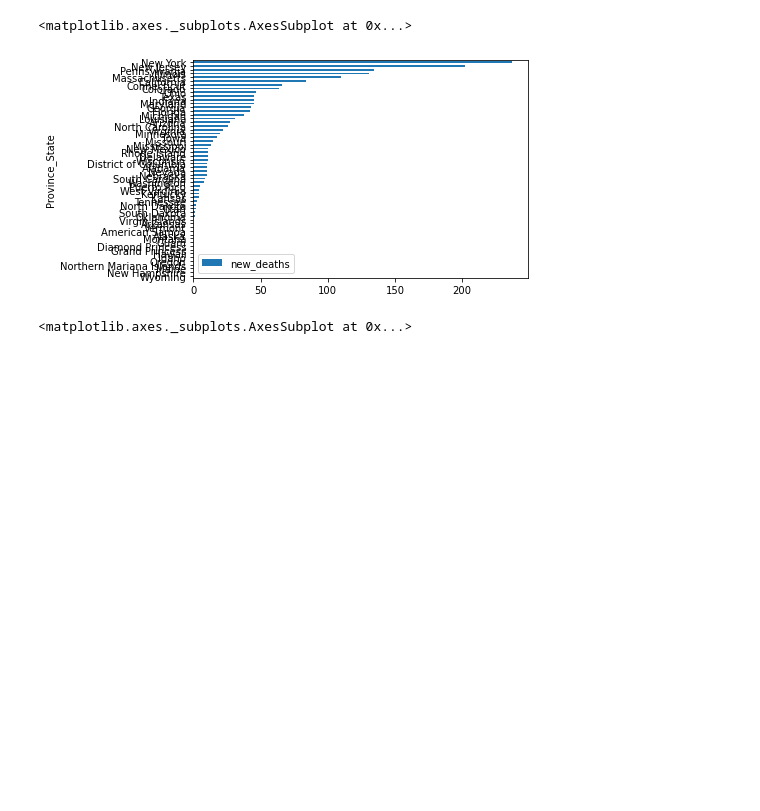
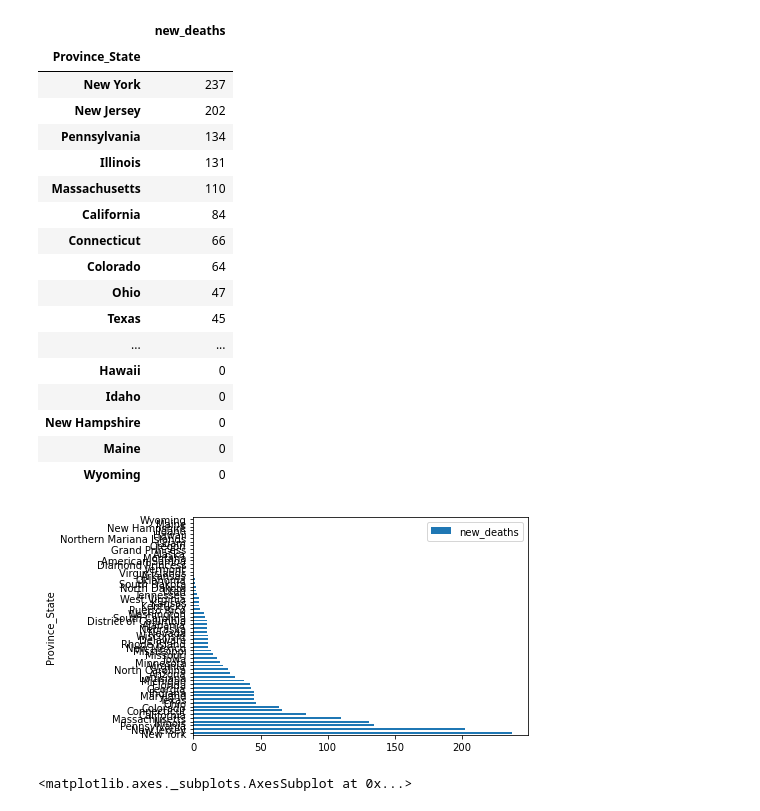
Before and after one commit to jmocay/Notebooks, a Jupyter notebook: covid19_cases_trends.ipynb, the cells around one changed output. Drawn from its saved outputs; the diff is of its cells as text; code cells hidden in the pictures; blank space fills up the shorter version.

```diff
--- a/covid19_cases_trends.ipynb
+++ b/covid19_cases_trends.ipynb
@@ -51,12 +71,30 @@ def new_deaths_by_state():
     df = df.groupby(['Province_State'])[['Province_State', t_1, t_2]].sum()
     df['new_deaths'] = pd.Series(df[t_1] - df [t_2], index=df.index)
     df = df.drop([t_1, t_2], axis=1)
-    return df.sort_values(['new_deaths'], ascending=True)
+    return df.sort_values(['new_deaths'], ascending=False)
 # %%
 new_deaths_by_state().plot.barh()
+new_deaths_by_state()
 # %% [output]
-<matplotlib.axes._subplots.AxesSubplot at 0x...>
+|  | new_deaths |
+| Province_State |  |
+| New York | 237 |
+| New Jersey | 202 |
+| Pennsylvania | 134 |
+| Illinois | 131 |
+| Massachusetts | 110 |
+| California | 84 |
+| Connecticut | 66 |
+| Colorado | 64 |
+| Ohio | 47 |
+| Texas | 45 |
+| ... | ... |
+| Hawaii | 0 |
+| Idaho | 0 |
+| New Hampshire | 0 |
+| Maine | 0 |
+| Wyoming | 0 |
-[figure, old version]
+[figure, new version]
 # %%
 def us_total_cases():
     df = pd.read_csv('csse_covid_19_data/csse_covid_19_time_series/time_series_covid19_confirmed_US.csv')
```
Also changed, not shown: parts of 4 cells of this notebook.
